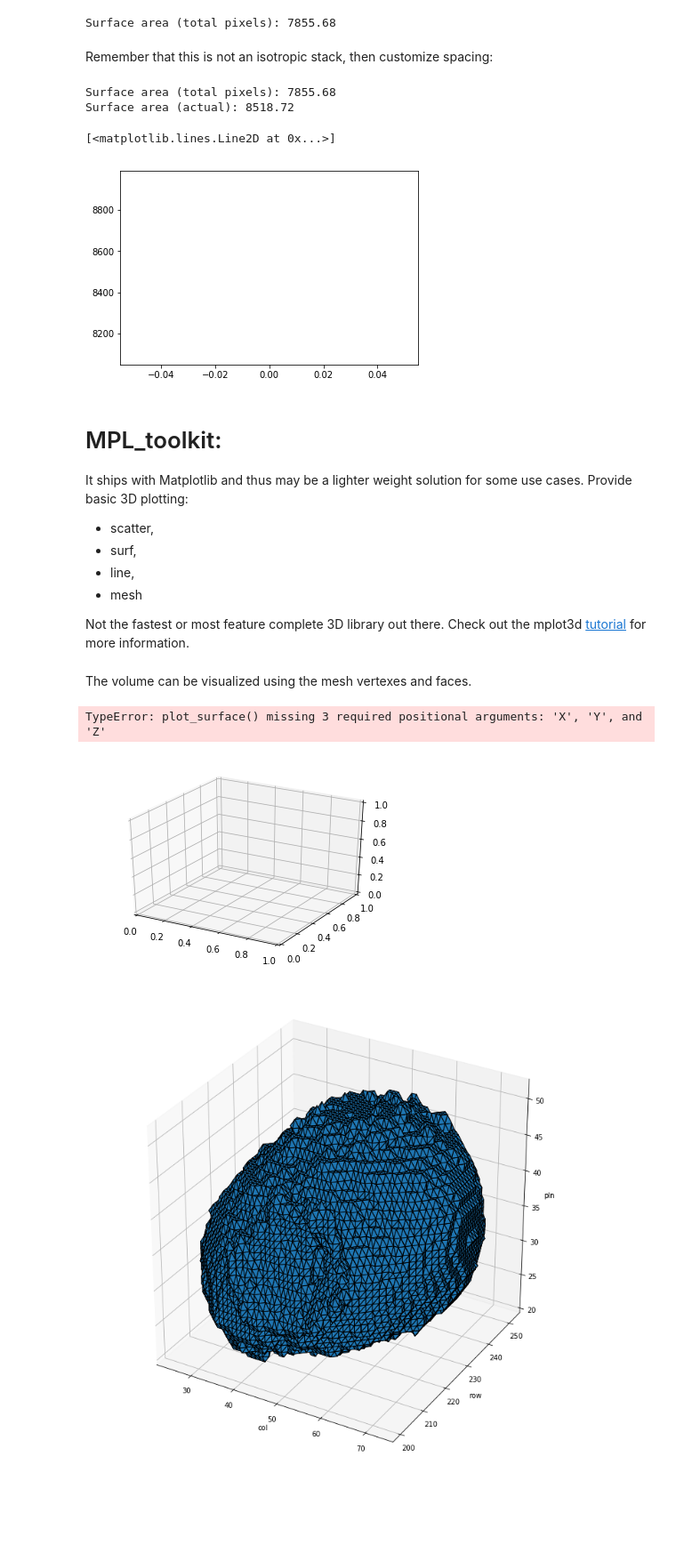
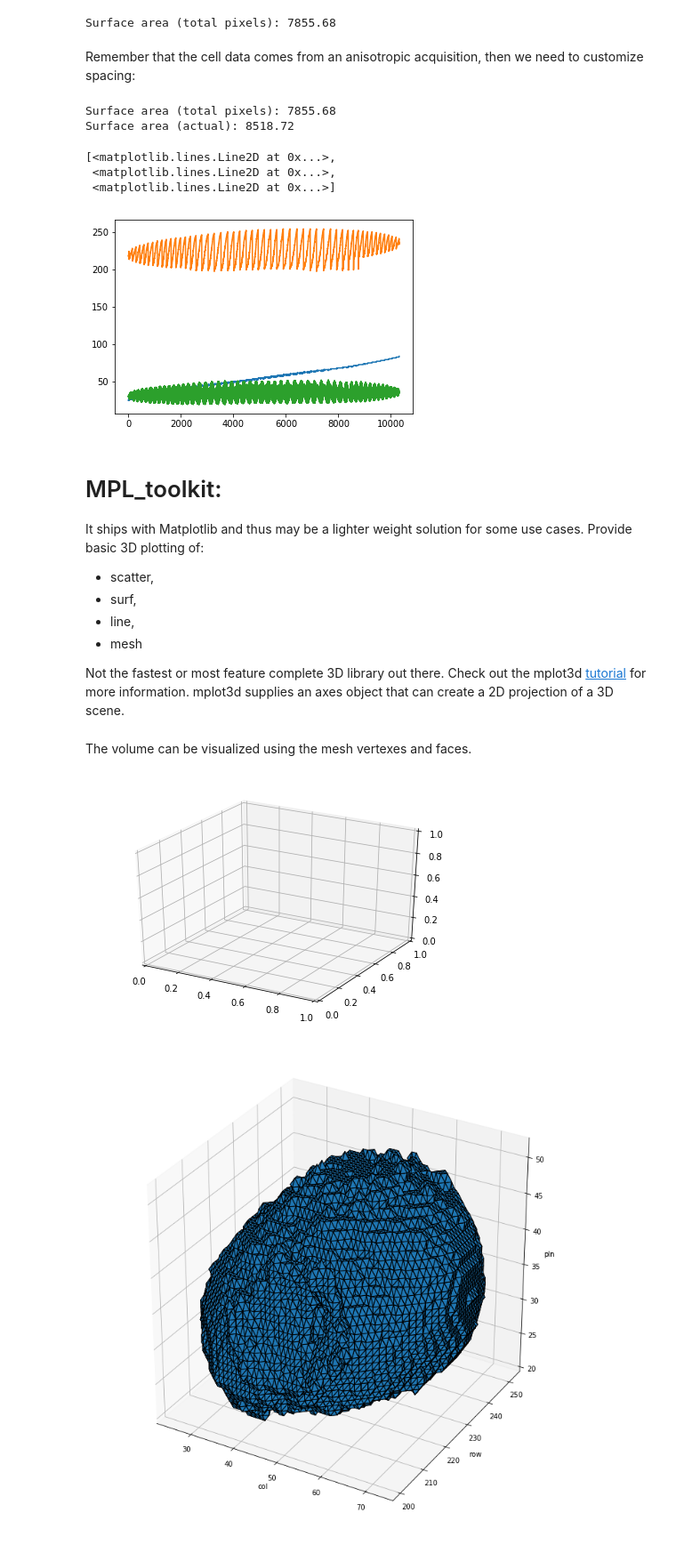
Before and after one commit to BIDS/ISVC2019, a Jupyter notebook: tutorial_notebooks/02_datasets_visualization.ipynb, the cells around one changed output. Shown at 89% size. Saved outputs shown, nothing was run; the diff lists cells and outputs as text; code cells hidden in the pictures; blank space fills up the shorter version.

```diff
--- a/tutorial_notebooks/02_datasets_visualization.ipynb
+++ b/tutorial_notebooks/02_datasets_visualization.ipynb
@@ -74,8 +74,8 @@ surface_area_pixels = measure.mesh_surface_area(verts_px, faces_px)
 print("Surface area (total pixels): {:0.2f}".format(surface_area_pixels))
 # %% [output]
 Surface area (total pixels): 7855.68
-# %% [markdown]
-Remember that this is not an isotropic stack, then customize spacing:
+# %% [markdown]
+Remember that the cell data comes from an anisotropic acquisition, then we need to customize spacing:
 # %%
 verts, faces, _, _ = measure.marching_cubes_lewiner(volume, level=0, spacing=tuple(spacing))
 surface_area_actual = measure.mesh_surface_area(verts, faces)
@@ -86,19 +86,21 @@ print("Surface area (actual): {:0.2f}".format(surface_area_actual))
 Surface area (total pixels): 7855.68
 Surface area (actual): 8518.72
 # %%
-plt.plot(surface_area_actual)
+plt.plot(verts)
 # %% [output]
-[<matplotlib.lines.Line2D at 0x...>]
+[<matplotlib.lines.Line2D at 0x...>,
+ <matplotlib.lines.Line2D at 0x...>,
+ <matplotlib.lines.Line2D at 0x...>]
-[figure, old version]
+[figure, new version]
 # %% [markdown]
 # MPL_toolkit:
-It ships with Matplotlib and thus may be a lighter weight solution for some use cases. Provide basic 3D plotting:
+It ships with Matplotlib and thus may be a lighter weight solution for some use cases. Provide basic 3D plotting of:
 - scatter,
 - surf,
 - line,
 - mesh
 
-Not the fastest or most feature complete 3D library out there. Check out the mplot3d [tutorial](https://matplotlib.org/tutorials/toolkits/mplot3d.html#sphx-glr-tutorials-toolkits-mplot3d-py) for more information.
+Not the fastest or most feature complete 3D library out there. Check out the mplot3d [tutorial](https://matplotlib.org/tutorials/toolkits/mplot3d.html#sphx-glr-tutorials-toolkits-mplot3d-py) for more information. mplot3d supplies an axes object that can create a 2D projection of a 3D scene.
 # %% [markdown]
 The volume can be visualized using the mesh vertexes and faces.
 # %%
@@ -106,11 +108,11 @@ from mpl_toolkits.mplot3d import Axes3D
 fig = plt.figure()
 ax = fig.add_subplot(111, projection='3d')
 
-mesh = Poly3DCollection(verts_px[faces_px])
-
-Axes3D.plot_surface(mesh)
+mesh2 = Poly3DCollection(verts_px[faces_px])
+ax.add_collection3d(mesh)
+plt.tight_layout()
+plt.show()
 # %% [output]
-TypeError: plot_surface() missing 3 required positional arguments: 'X', 'Y', and 'Z'
-[figure, old version]
+[figure, new version]
 # %%
 fig = plt.figure(figsize=(10, 10))
```
Also changed, not shown: parts of 1 cell of this notebook, 1 other file.
